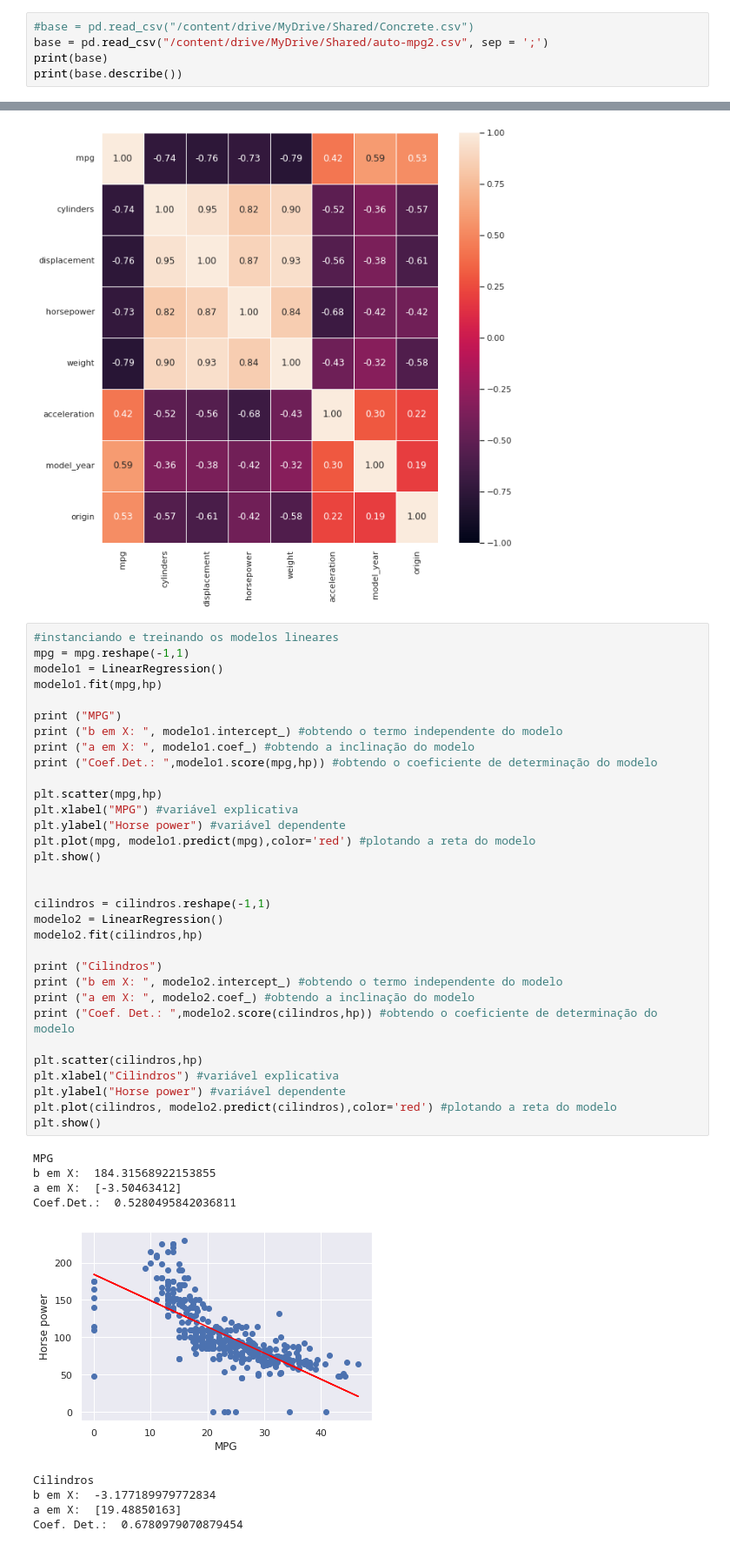
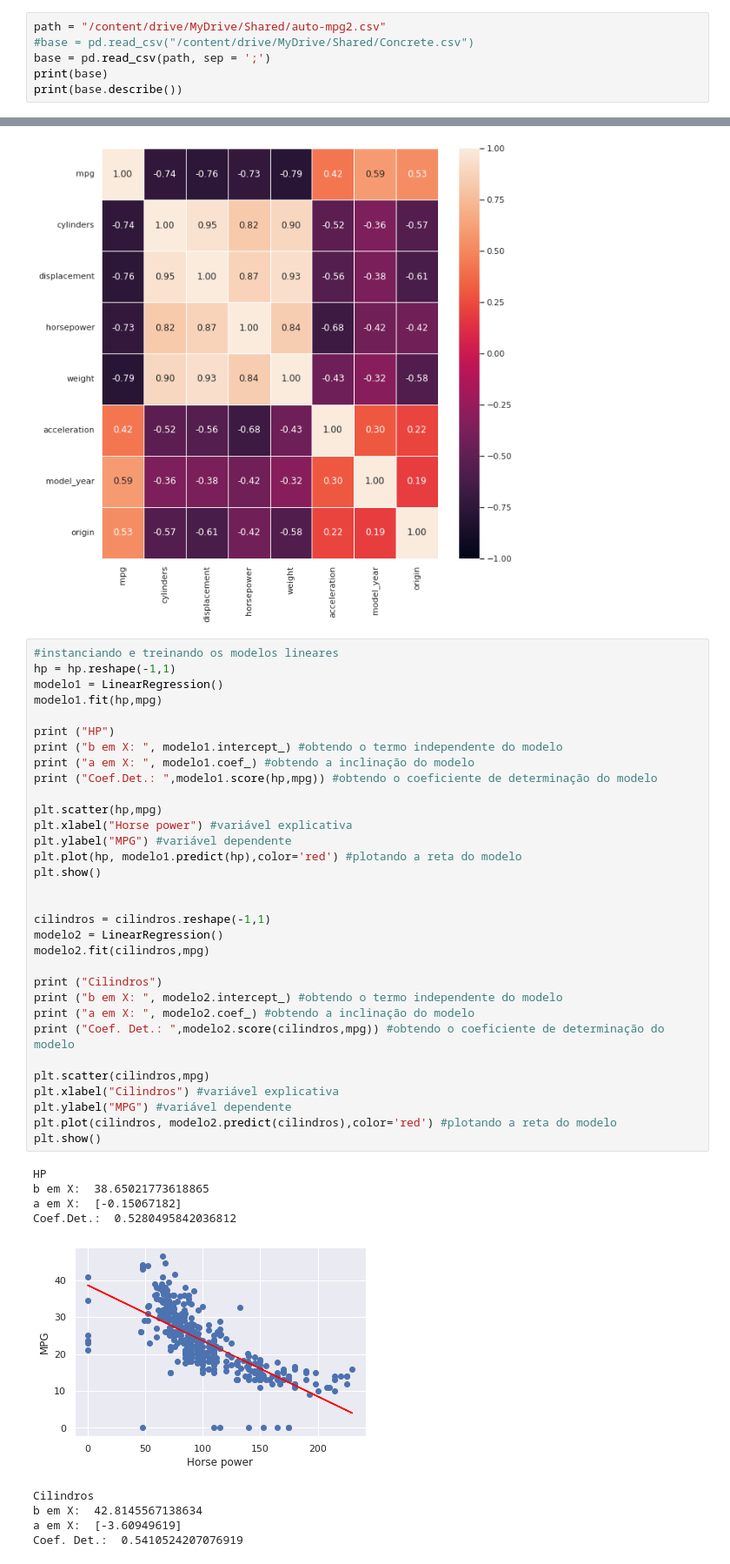
Before and after one commit to WillianCella/ModelosDeAprendizadoSupervisionado2, a Jupyter notebook: Trabalho_2_–_Modelos_de_Aprendizado_Supervisionado_RegressaoLinear.ipynb, the cells around one changed output, grey strips where cells are left out. Shown: that part at 87% size. Drawn from its saved outputs; the diff is of its cells as text.

```diff
--- a/Trabalho_2_–_Modelos_de_Aprendizado_Supervisionado_RegressaoLinear.ipynb
+++ b/Trabalho_2_–_Modelos_de_Aprendizado_Supervisionado_RegressaoLinear.ipynb
@@ -12,8 +12,9 @@ drive.mount('/content/drive', force_remount=True)
 # %% [output]
 Mounted at /content/drive
 # %%
+path = "/content/drive/MyDrive/Shared/auto-mpg2.csv"
 #base = pd.read_csv("/content/drive/MyDrive/Shared/Concrete.csv")
-base = pd.read_csv("/content/drive/MyDrive/Shared/auto-mpg2.csv", sep = ';')
+base = pd.read_csv(path, sep = ';')
 print(base)
 print(base.describe())
 # %% [output]
@@ -76,43 +77,43 @@ plt.show()
 [figure]
 # %%
 #instanciando e treinando os modelos lineares
-mpg = mpg.reshape(-1,1)
+hp = hp.reshape(-1,1)
 modelo1 = LinearRegression()
-modelo1.fit(mpg,hp)
+modelo1.fit(hp,mpg)
 
-print ("MPG")
+print ("HP")
 print ("b em X: ", modelo1.intercept_) #obtendo o termo independente do modelo
 print ("a em X: ", modelo1.coef_) #obtendo a inclinação do modelo
-print ("Coef.Det.: ",modelo1.score(mpg,hp)) #obtendo o coeficiente de determinação do modelo
+print ("Coef.Det.: ",modelo1.score(hp,mpg)) #obtendo o coeficiente de determinação do modelo
 
-plt.scatter(mpg,hp)
-plt.xlabel("MPG") #variável explicativa
-plt.ylabel("Horse power") #variável dependente
-plt.plot(mpg, modelo1.predict(mpg),color='red') #plotando a reta do modelo
+plt.scatter(hp,mpg)
+plt.xlabel("Horse power") #variável explicativa
+plt.ylabel("MPG") #variável dependente
+plt.plot(hp, modelo1.predict(hp),color='red') #plotando a reta do modelo
 plt.show()
 
 
 cilindros = cilindros.reshape(-1,1)
 modelo2 = LinearRegression()
-modelo2.fit(cilindros,hp)
+modelo2.fit(cilindros,mpg)
 
 print ("Cilindros")
 print ("b em X: ", modelo2.intercept_) #obtendo o termo independente do modelo
 print ("a em X: ", modelo2.coef_) #obtendo a inclinação do modelo
-print ("Coef. Det.: ",modelo2.score(cilindros,hp)) #obtendo o coeficiente de determinação do modelo
+print ("Coef. Det.: ",modelo2.score(cilindros,mpg)) #obtendo o coeficiente de determinação do modelo
 
-plt.scatter(cilindros,hp)
+plt.scatter(cilindros,mpg)
 plt.xlabel("Cilindros") #variável explicativa
-plt.ylabel("Horse power") #variável dependente
+plt.ylabel("MPG") #variável dependente
 plt.plot(cilindros, modelo2.predict(cilindros),color='red') #plotando a reta do modelo
 plt.show()
 # %% [output]
-MPG
-b em X:  184.31568922153855
-a em X:  [-3.50463412]
-Coef.Det.:  0.5280495842036811
+HP
+b em X:  38.65021773618865
+a em X:  [-0.15067182]
+Coef.Det.:  0.5280495842036812
-[figure, old version]
+[figure, new version]
 Cilindros
-b em X:  -3.177189979772834
-a em X:  [19.48850163]
-Coef. Det.:  0.6780979070879454
+b em X:  42.8145567138634
+a em X:  [-3.60949619]
+Coef. Det.:  0.5410524207076919
```
Also changed, not shown: parts of 11 cells of this notebook.
